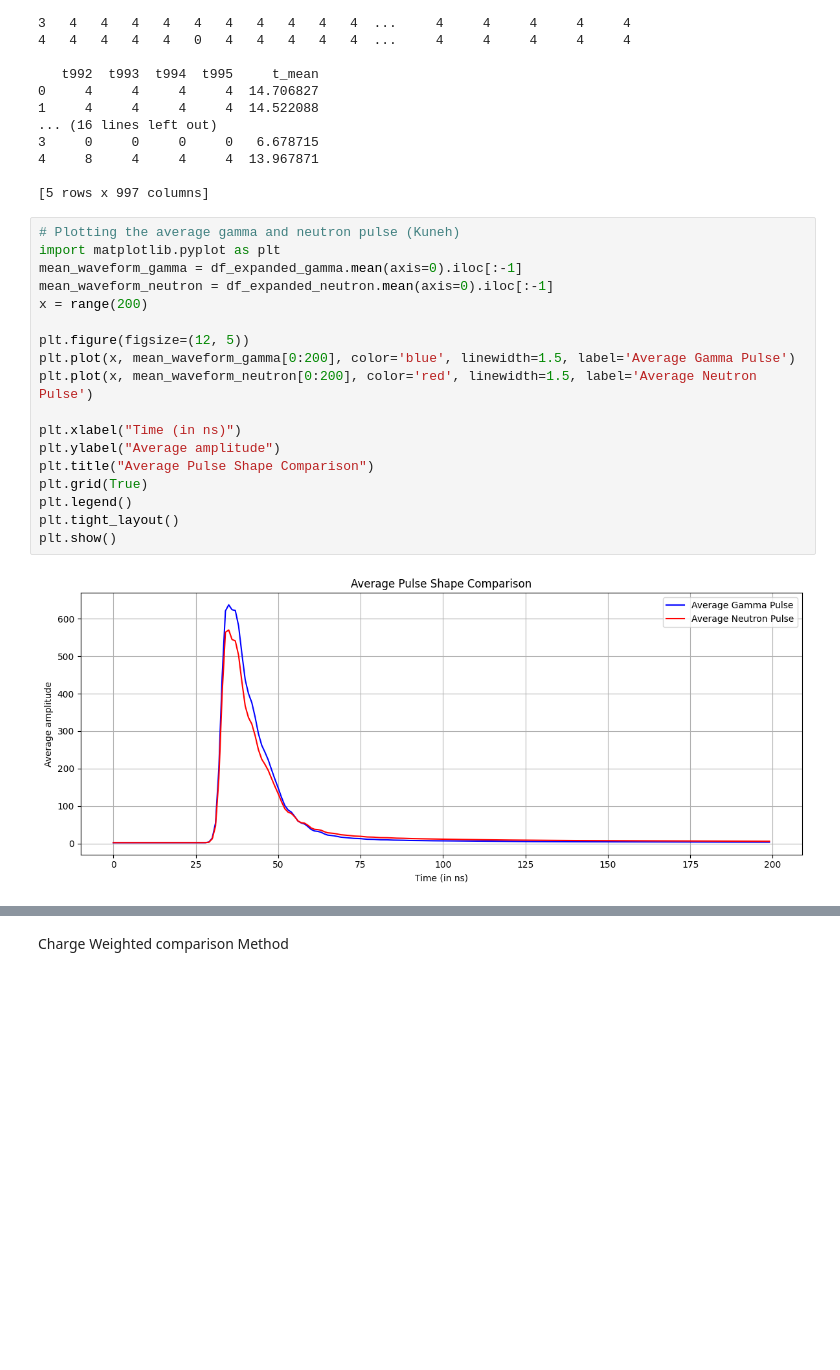
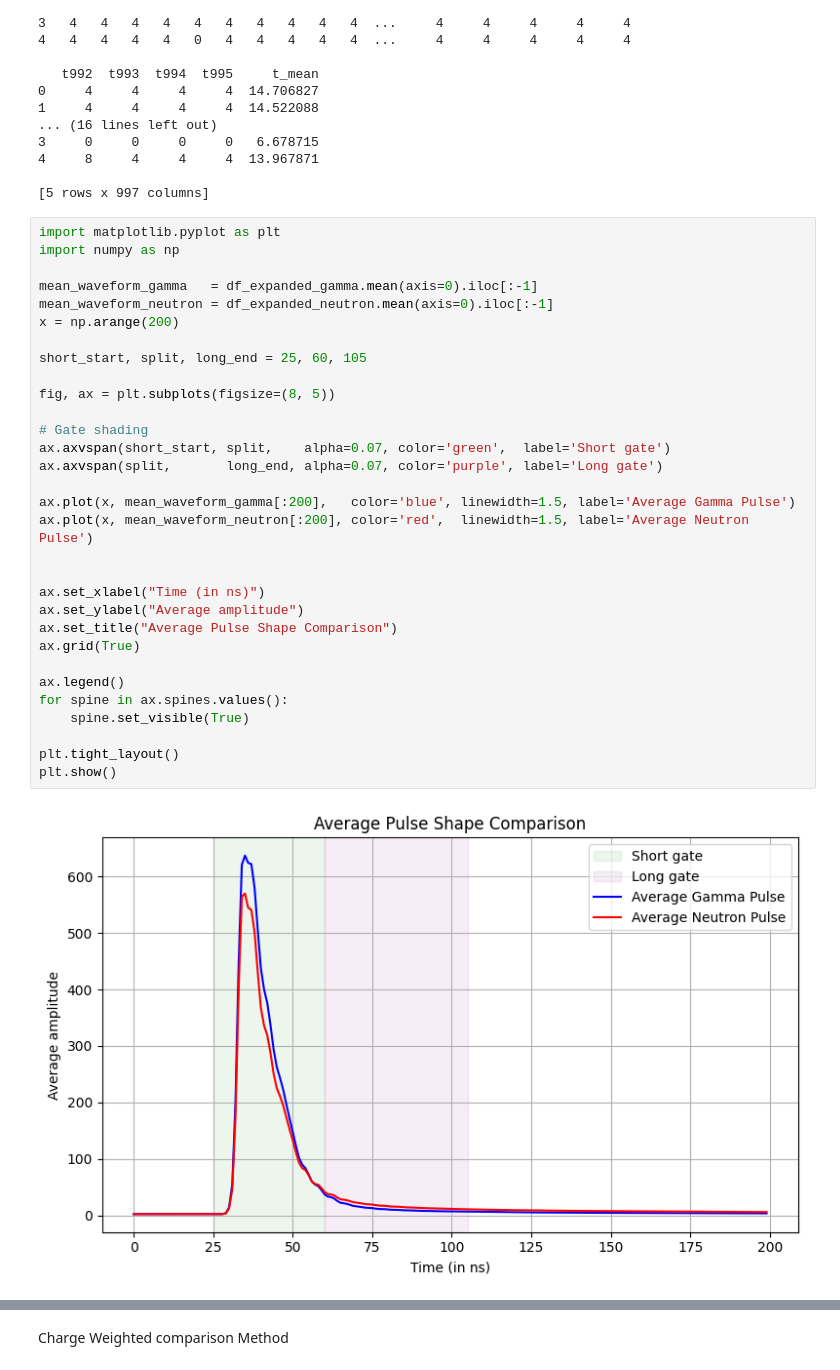
Before and after one commit to Jayanashah/Neutron-Gamma-discrimination-Project, a Jupyter notebook: 27.12.25-Code_Plastic_Scintillator_1.ipynb, the cells around one changed output, grey strips where cells are left out. Drawn from its saved outputs; the diff is of its cells as text; blank space fills up the shorter version.

```diff
--- a/27.12.25-Code_Plastic_Scintillator_1.ipynb
+++ b/27.12.25-Code_Plastic_Scintillator_1.ipynb
@@ -83,22 +83,35 @@ Neutron pulses processed. Shape: (26136, 997)
 
 [5 rows x 997 columns]
 # %%
-# Plotting the average gamma and neutron pulse (Kuneh)
 import matplotlib.pyplot as plt
-mean_waveform_gamma = df_expanded_gamma.mean(axis=0).iloc[:-1]
+import numpy as np
+
+mean_waveform_gamma   = df_expanded_gamma.mean(axis=0).iloc[:-1]
 mean_waveform_neutron = df_expanded_neutron.mean(axis=0).iloc[:-1]
-x = range(200)
+x = np.arange(200)
 
-plt.figure(figsize=(12, 5))
-plt.plot(x, mean_waveform_gamma[0:200], color='blue', linewidth=1.5, label='Average Gamma Pulse')
-plt.plot(x, mean_waveform_neutron[0:200], color='red', linewidth=1.5, label='Average Neutron Pulse')
+short_start, split, long_end = 25, 60, 105
 
-plt.xlabel("Time (in ns)")
-plt.ylabel("Average amplitude")
-plt.title("Average Pulse Shape Comparison")
-plt.grid(True)
-plt.legend()
+fig, ax = plt.subplots(figsize=(8, 5))
+
+# Gate shading
+ax.axvspan(short_start, split,    alpha=0.07, color='green',  label='Short gate')
+ax.axvspan(split,       long_end, alpha=0.07, color='purple', label='Long gate')
+
+ax.plot(x, mean_waveform_gamma[:200],   color='blue', linewidth=1.5, label='Average Gamma Pulse')
+ax.plot(x, mean_waveform_neutron[:200], color='red',  linewidth=1.5, label='Average Neutron Pulse')
+
+
+ax.set_xlabel("Time (in ns)")
+ax.set_ylabel("Average amplitude")
+ax.set_title("Average Pulse Shape Comparison")
+ax.grid(True)
+
+ax.legend()
+for spine in ax.spines.values():
+    spine.set_visible(True)
+
 plt.tight_layout()
 plt.show()
 # %% [output]
-[figure, old version]
+[figure, new version]
```
Also changed, not shown: parts of 29 cells of this notebook, 3 other files.
